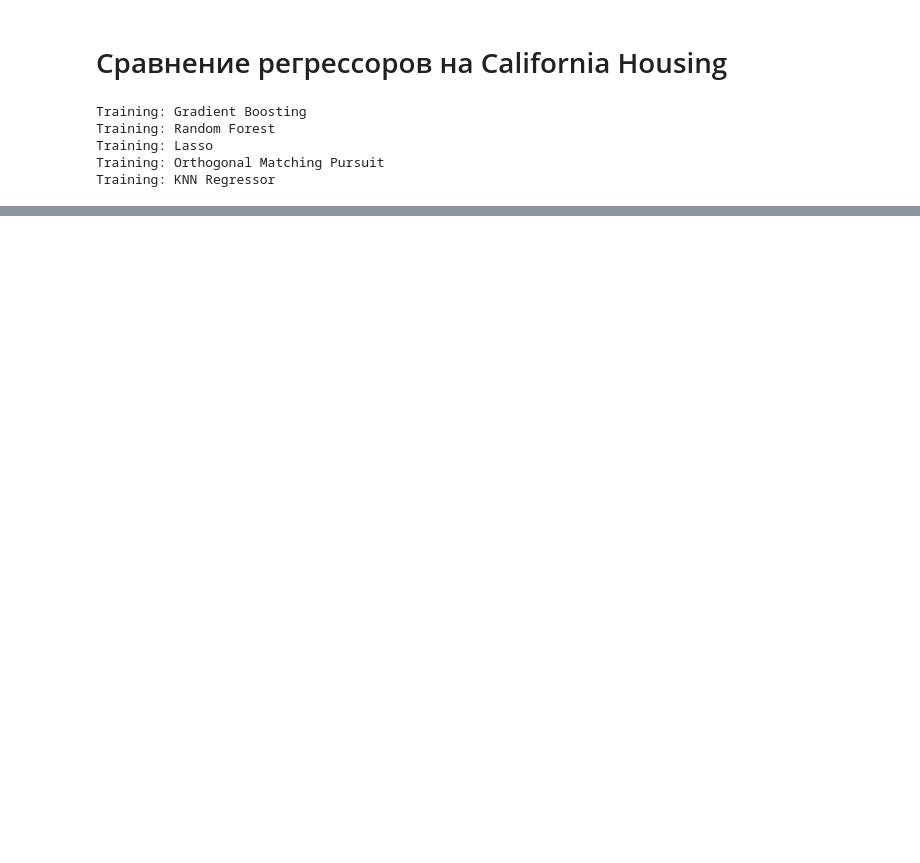
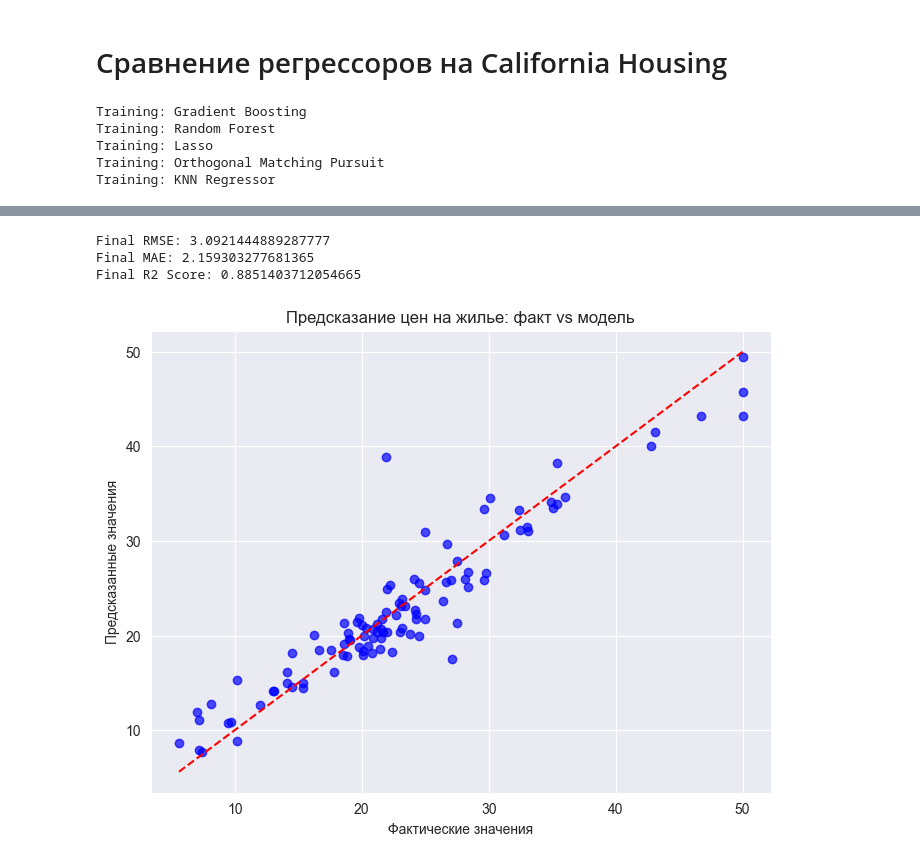
Before and after one commit to Mkspulemet/Belhard, a Jupyter notebook: hw5/california_regressors_comparison.ipynb, the cells around one changed output, grey strips where cells are left out. Saved outputs shown, nothing was run; the diff lists cells and outputs as text; code cells hidden in the pictures; blank space fills up the shorter version.

```diff
--- a/hw5/california_regressors_comparison.ipynb
+++ b/hw5/california_regressors_comparison.ipynb
@@ -86,0 +83,18 @@ print(f"Лучшая модель: {best_model['Model']} с R² = {best_model['R
+# %%
+def objective(trial):
+    params = {
+        "learning_rate": trial.suggest_float("learning_rate", 0.01, 0.3),
+        "n_estimators": trial.suggest_int("n_estimators", 50, 300),
+        "max_depth": trial.suggest_int("max_depth", 2, 10),
+        "random_state": 42
+    }
+    model = GradientBoostingRegressor(**params)
+    model.fit(X_train_scaled, y_train)
+    y_pred = model.predict(X_test_scaled)
+    return r2_score(y_test, y_pred)
+
+study = optuna.create_study(direction="maximize")
+study.optimize(objective, n_trials=30)
+
+print("Лучшие параметры:", study.best_params)
+print("Лучшее R2:", study.best_value)
@@ -86,0 +121,24 @@ print(f"Лучшая модель: {best_model['Model']} с R² = {best_model['R
+# %%
+# Финальная модель с лучшими параметрами
+final_model = GradientBoostingRegressor(**study.best_params)
+final_model.fit(X_train_scaled, y_train)
+y_pred_final = final_model.predict(X_test_scaled)
+
+print("Final RMSE:", np.sqrt(mean_squared_error(y_test, y_pred_final)))
+print("Final MAE:", mean_absolute_error(y_test, y_pred_final))
+print("Final R2 Score:", r2_score(y_test, y_pred_final))
+
+# Визуализация предсказания против факта
+plt.figure(figsize=(8, 6))
+plt.scatter(y_test, y_pred_final, alpha=0.7, color='blue')
+plt.plot([y_test.min(), y_test.max()], [y_test.min(), y_test.max()], 'r--')
+plt.xlabel("Фактические значения")
+plt.ylabel("Предсказанные значения")
+plt.title("Предсказание цен на жилье: факт vs модель")
+plt.grid(True)
+plt.show()
+# %% [output]
+Final RMSE: 3.0921444889287777
+Final MAE: 2.159303277681365
+Final R2 Score: 0.8851403712054665
+[figure, added]
```
Also changed, not shown: parts of 8 cells of this notebook.
